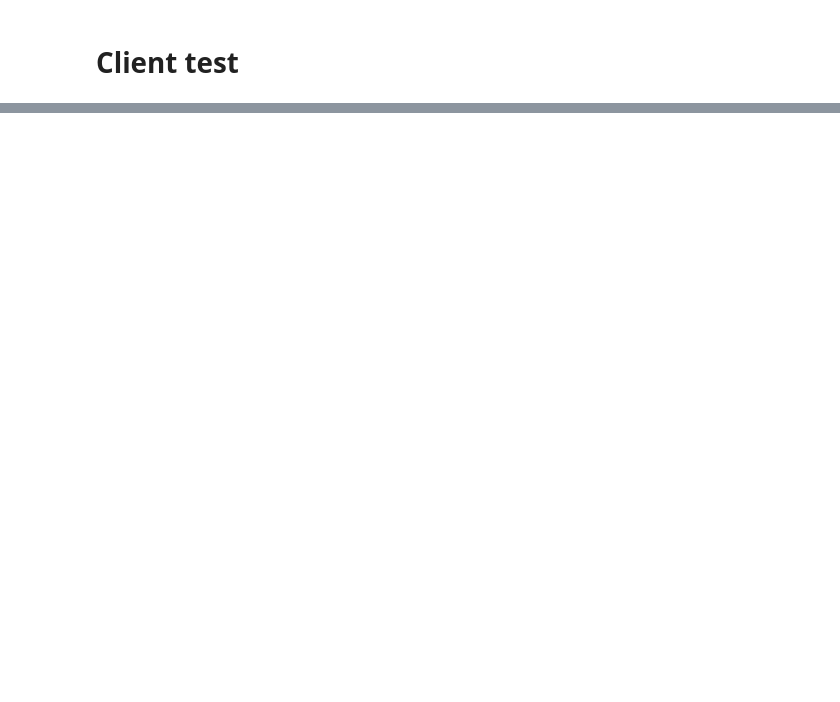
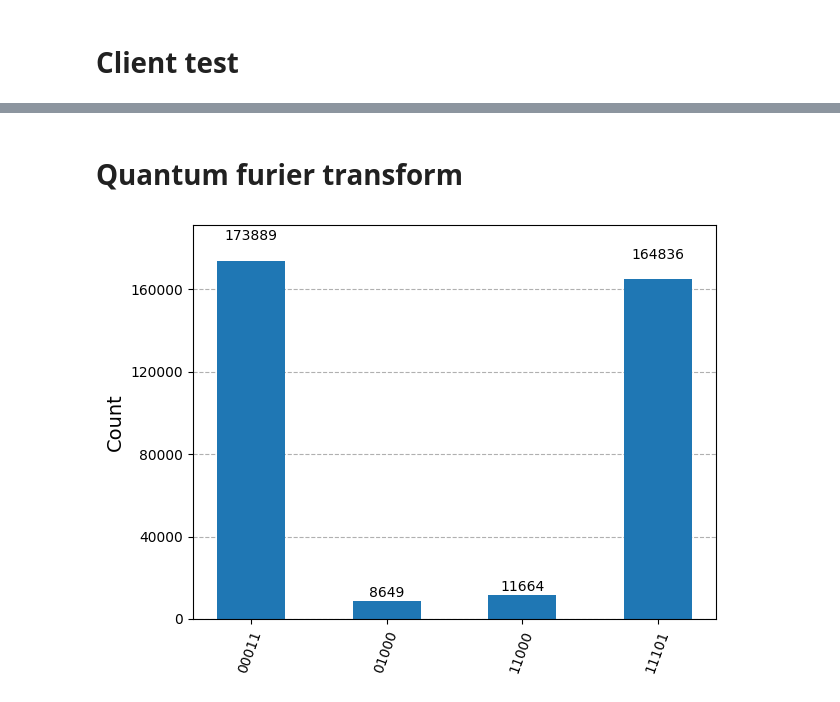
Before and after one commit to Dreamerend3008/Cuantum-Computing-Simulator, a Jupyter notebook: backend/test.ipynb, the cells around one changed output, grey strips where cells are left out. Cells and saved outputs as stored; diff of their text form; code cells hidden in the pictures; blank space fills up the shorter version.

Commit message:
quantum furier transform

```diff
--- a/backend/test.ipynb
+++ b/backend/test.ipynb
@@ -53,0 +96,38 @@ plot_histogram(counts)
+# %% [markdown]
+# Quantum furier transform
+# %%
+import numpy as np
+
+
+nq = 5
+N = 2**nq
+
+t = np.linspace(0, 1, N, endpoint=False)
+
+frecuencies = [3, 8]
+
+signal = np.sin(2 * np.pi * frecuencies[0] * t) + 0.5 * np.sin(2 * np.pi * frecuencies[1] * t)
+
+n_signal = signal / np.linalg.norm(signal)
+
+clb = 0
+initial_state = ''
+runner_mode = 'shot'
+noise_model = ''
+shots = 1024
+
+algorithm_instructions = [
+                          {"name": "INITIALIZE", "qubits": list(range(nq)), "params": n_signal},
+                          {"name": "QFT", "qubits": list(range(nq))}
+                        ]
+dicccionary = dict_builder(nq, clb, initial_state, algorithm_instructions, runner_mode, noise_model, shots)
+# %%
+results = simulate_circuit(dicccionary, time.time())
+
+counts = results.get('output').get('results')
+counts = {k: abs(v)**2 for k, v in counts.items()}
+
+plot_histogram(counts)
+print(counts)
+# %% [output]
+[figure, added]
```
Also changed, not shown: parts of 9 cells of this notebook, 7 other files.
